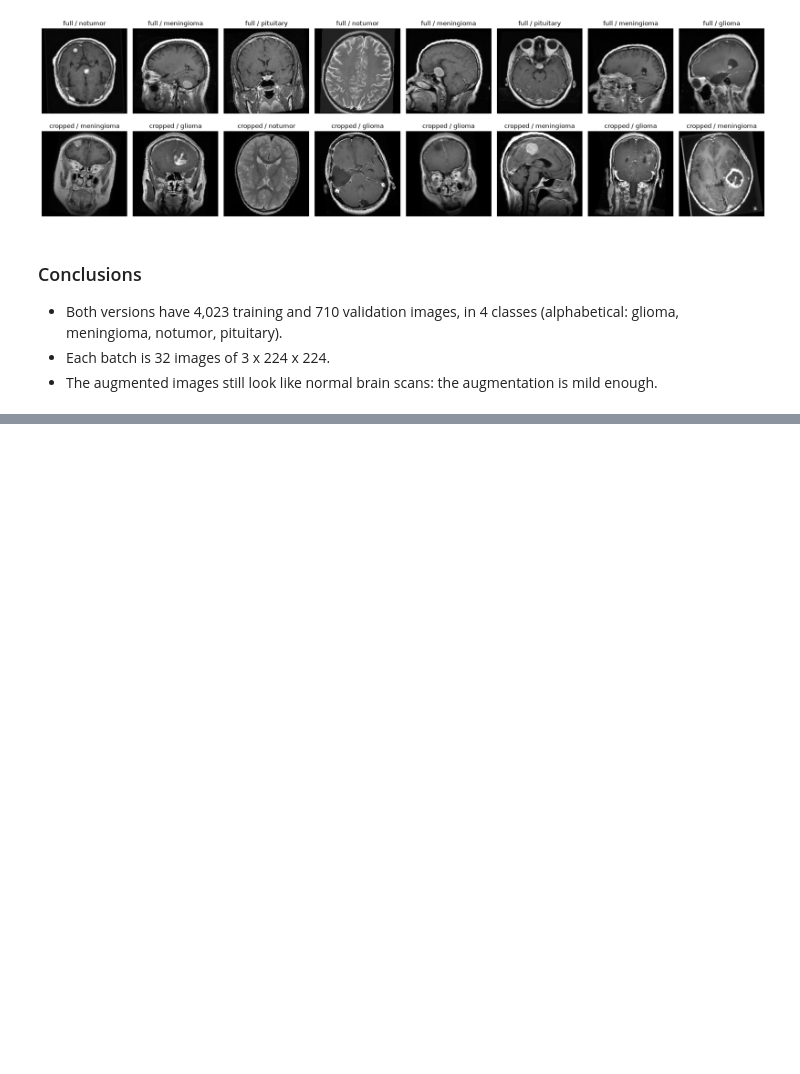
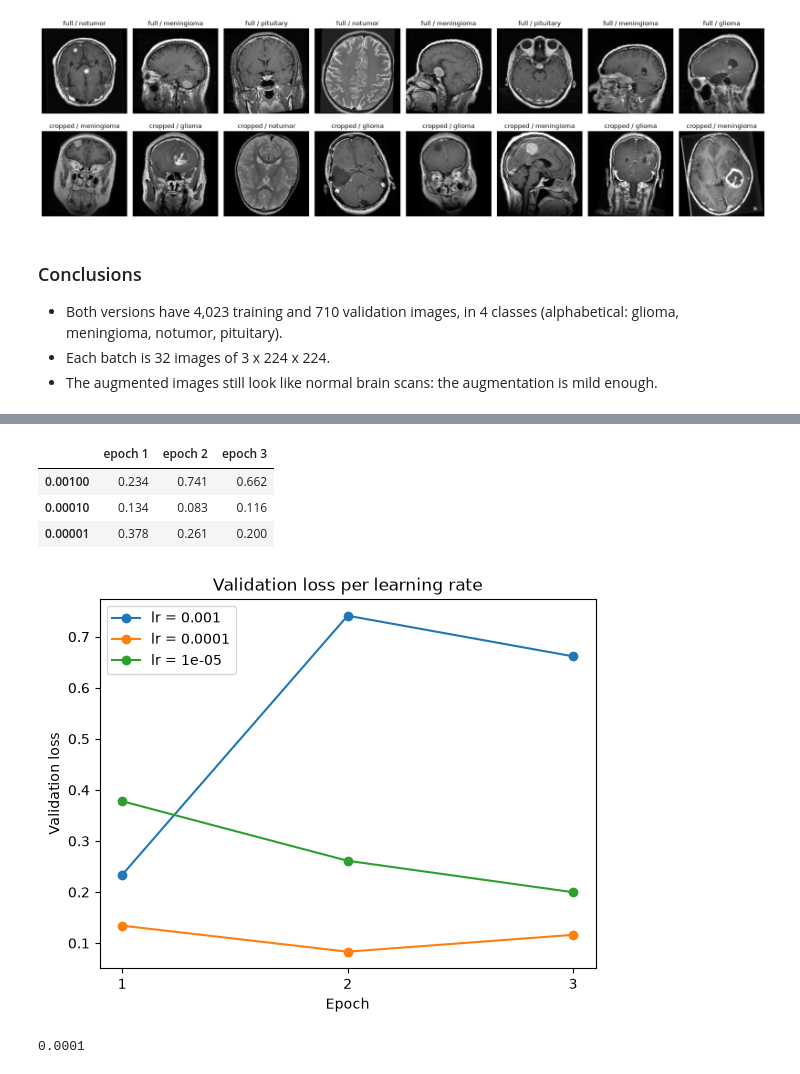
Before and after one commit to brieq/brain-tumor-mri-classification, a Jupyter notebook: notebooks/03_training.ipynb, the cells around one changed output, grey strips where cells are left out. Drawn from its saved outputs; the diff is of its cells as text; code cells hidden in the pictures; blank space fills up the shorter version.

Commit message:
Training: learning rate comparison, full vs cropped, pick cropped model

```diff
--- a/notebooks/03_training.ipynb
+++ b/notebooks/03_training.ipynb
@@ -141,0 +174,5 @@ plt.show()
+# %%
+class_weights = compute_class_weight("balanced", classes=np.arange(4), y=full_train_data.targets)
+loss_fn = nn.CrossEntropyLoss(weight=torch.tensor(class_weights, dtype=torch.float32).to(device))
+
+pd.Series(class_weights, index=full_train_data.classes).round(2)
@@ -141,0 +193,51 @@ plt.show()
+# %%
+LEARNING_RATES = [0.001, 0.0001, 0.00001]
+LR_EPOCHS = 3
+lr_val_loss = np.zeros((len(LEARNING_RATES), LR_EPOCHS))
+
+for r, lr in enumerate(LEARNING_RATES):
+    torch.manual_seed(42)
+    model = models.resnet18(weights=weights)
+    model.fc = nn.Linear(model.fc.in_features, 4)
+    model = model.to(device)
+    optimizer = torch.optim.AdamW(model.parameters(), lr=lr, weight_decay=1e-4)
+
+    for epoch in range(LR_EPOCHS):
+        model.train()
+        for images, labels in tqdm(full_train_loader, desc=f"lr={lr}, epoch {epoch + 1}"):
+            images, labels = images.to(device), labels.to(device)
+            optimizer.zero_grad()
+            loss = loss_fn(model(images), labels)
+            loss.backward()
+            optimizer.step()
+
+        model.eval()
+        val_loss = 0
+        with torch.no_grad():
+            for images, labels in full_val_loader:
+                images, labels = images.to(device), labels.to(device)
+                val_loss += loss_fn(model(images), labels).item() * len(labels)
+        lr_val_loss[r, epoch] = val_loss / len(full_val_data)
+
+pd.DataFrame(lr_val_loss, index=LEARNING_RATES, columns=["epoch 1", "epoch 2", "epoch 3"]).round(3)
+# %% [output]
+|  | epoch 1 | epoch 2 | epoch 3 |
+| 0.00100 | 0.234 | 0.741 | 0.662 |
+| 0.00010 | 0.134 | 0.083 | 0.116 |
+| 0.00001 | 0.378 | 0.261 | 0.200 |
+# %%
+for r, lr in enumerate(LEARNING_RATES):
+    plt.plot([1, 2, 3], lr_val_loss[r], marker="o", label=f"lr = {lr}")
+plt.title("Validation loss per learning rate")
+plt.xlabel("Epoch")
+plt.ylabel("Validation loss")
+plt.xticks([1, 2, 3])
+plt.legend()
+plt.show()
+# %% [output]
+[figure, added]
+# %%
+LEARNING_RATE = LEARNING_RATES[lr_val_loss[:, -1].argmin()]
+LEARNING_RATE
+# %% [output]
+0.0001
```
Also changed, not shown: parts of 18 cells of this notebook.
